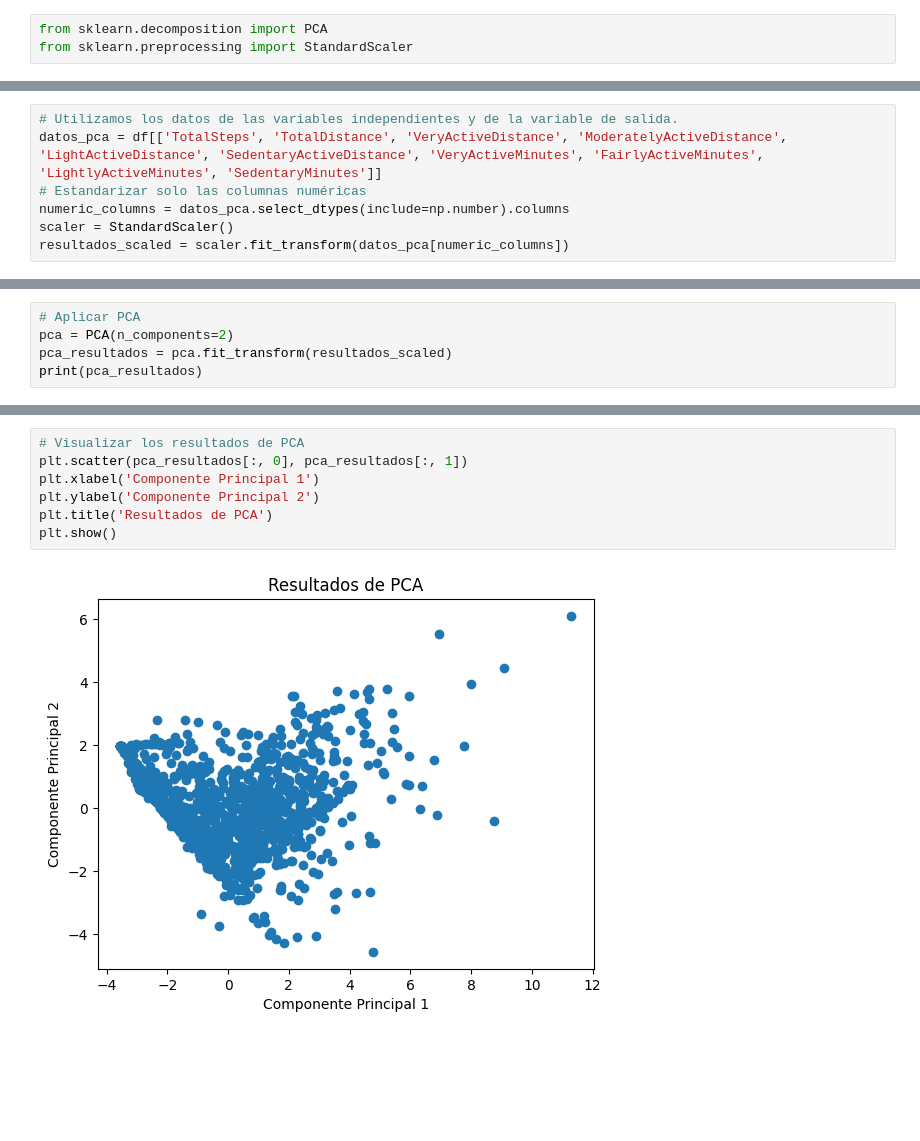
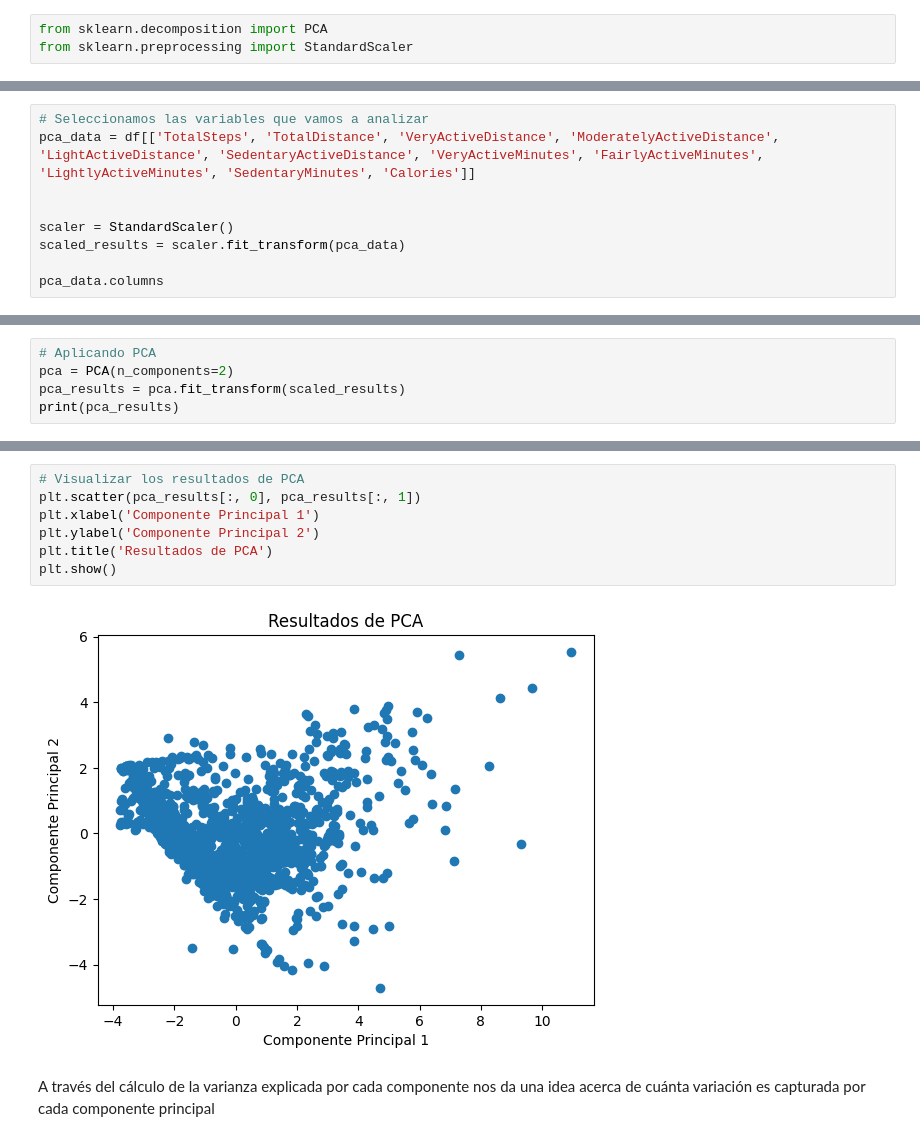
Before and after one commit to david-dlb/Estadistica-2024, a Jupyter notebook: fitness_analysis.ipynb, the cells around one changed output, grey strips where cells are left out. Cells and saved outputs as stored; diff of their text form; blank space fills up the shorter version.

```diff
--- a/fitness_analysis.ipynb
+++ b/fitness_analysis.ipynb
@@ -585,8 +569,10 @@ from sklearn.preprocessing import StandardScaler
 # %%
-# Utilizamos los datos de las variables independientes y de la variable de salida.
-datos_pca = df[['TotalSteps', 'TotalDistance', 'VeryActiveDistance', 'ModeratelyActiveDistance', 'LightActiveDistance', 'SedentaryActiveDistance', 'VeryActiveMinutes', 'FairlyActiveMinutes', 'LightlyActiveMinutes', 'SedentaryMinutes']]
-# Estandarizar solo las columnas numéricas
-numeric_columns = datos_pca.select_dtypes(include=np.number).columns
+# Seleccionamos las variables que vamos a analizar
+pca_data = df[['TotalSteps', 'TotalDistance', 'VeryActiveDistance', 'ModeratelyActiveDistance', 'LightActiveDistance', 'SedentaryActiveDistance', 'VeryActiveMinutes', 'FairlyActiveMinutes', 'LightlyActiveMinutes', 'SedentaryMinutes', 'Calories']]
+
+
 scaler = StandardScaler()
-resultados_scaled = scaler.fit_transform(datos_pca[numeric_columns])
+scaled_results = scaler.fit_transform(pca_data)
+
+pca_data.columns
 # %% [output]
@@ -594,6 +584,6 @@ NameError: name 'np' is not defined
 # %%
-# Aplicar PCA
+# Aplicando PCA
 pca = PCA(n_components=2)
-pca_resultados = pca.fit_transform(resultados_scaled)
-print(pca_resultados)
+pca_results = pca.fit_transform(scaled_results)
+print(pca_results)
 # %% [output]
@@ -639,12 +631,14 @@ Las 5 características más importantes para el segundo componente principal (PC
 5. SedentaryMinutes
 # %%
 # Visualizar los resultados de PCA
-plt.scatter(pca_resultados[:, 0], pca_resultados[:, 1])
+plt.scatter(pca_results[:, 0], pca_results[:, 1])
 plt.xlabel('Componente Principal 1')
 plt.ylabel('Componente Principal 2')
 plt.title('Resultados de PCA')
 plt.show()
 # %% [output]
-[figure, old version]
+[figure, new version]
+# %% [markdown]
+A través del cálculo de la varianza explicada por cada componente nos da una idea acerca de cuánta variación es capturada por cada componente principal
 # %%
 # Calcular la varianza explicada
```
Also changed, not shown: parts of 40 cells of this notebook.
